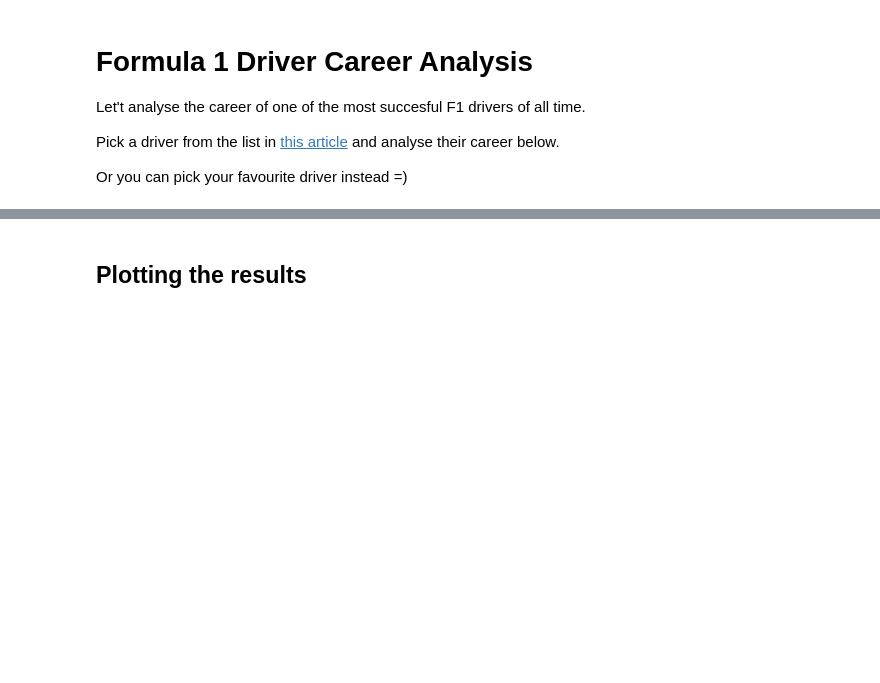
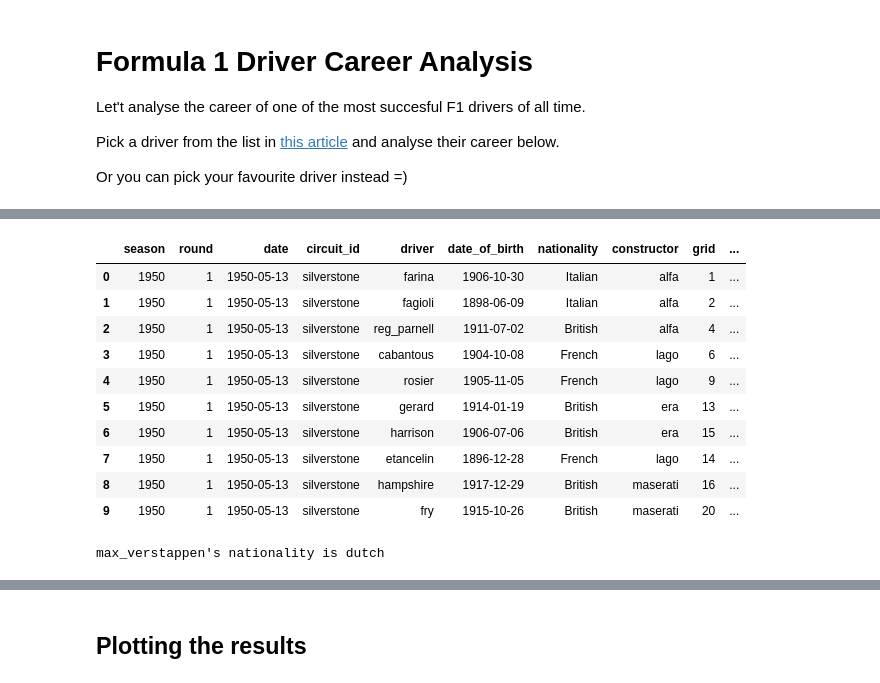
Before and after one commit to Edward1123/bootcamp, a Jupyter notebook: 2022/python_workshop/notebooks/08_pandas.ipynb, the cells around one changed output, grey strips where cells are left out. Drawn from its saved outputs; the diff is of its cells as text; code cells hidden in the pictures; blank space fills up the shorter version.

```diff
--- a/2022/python_workshop/notebooks/08_pandas.ipynb
+++ b/2022/python_workshop/notebooks/08_pandas.ipynb
@@ -984,9 +985,25 @@ f1_results['driver'].unique()
+# %%
+f1_results.head(10)
+# %% [output]
+|  | season | round | date | circuit_id | driver | date_of_birth | nationality | constructor | grid | ... |
+| 0 | 1950 | 1 | 1950-05-13 | silverstone | farina | 1906-10-30 | Italian | alfa | 1 | ... |
+| 1 | 1950 | 1 | 1950-05-13 | silverstone | fagioli | 1898-06-09 | Italian | alfa | 2 | ... |
+| 2 | 1950 | 1 | 1950-05-13 | silverstone | reg_parnell | 1911-07-02 | British | alfa | 4 | ... |
+| 3 | 1950 | 1 | 1950-05-13 | silverstone | cabantous | 1904-10-08 | French | lago | 6 | ... |
+| 4 | 1950 | 1 | 1950-05-13 | silverstone | rosier | 1905-11-05 | French | lago | 9 | ... |
+| 5 | 1950 | 1 | 1950-05-13 | silverstone | gerard | 1914-01-19 | British | era | 13 | ... |
+| 6 | 1950 | 1 | 1950-05-13 | silverstone | harrison | 1906-07-06 | British | era | 15 | ... |
+| 7 | 1950 | 1 | 1950-05-13 | silverstone | etancelin | 1896-12-28 | French | lago | 14 | ... |
+| 8 | 1950 | 1 | 1950-05-13 | silverstone | hampshire | 1917-12-29 | British | maserati | 16 | ... |
+| 9 | 1950 | 1 | 1950-05-13 | silverstone | fry | 1915-10-26 | British | maserati | 20 | ... |
 # %%
 # which driver have you chosen?
-driver = '...'
+driver = 'max_verstappen'
 
 # what nationality is this driver?
-nationality = ...
+nationality = 'dutch'
 print(f"{driver}'s nationality is {nationality}")
+# %% [output]
+max_verstappen's nationality is dutch
 # %%
 # when was his first race and for which constructor?
```
Also changed, not shown: parts of 9 cells of this notebook.
